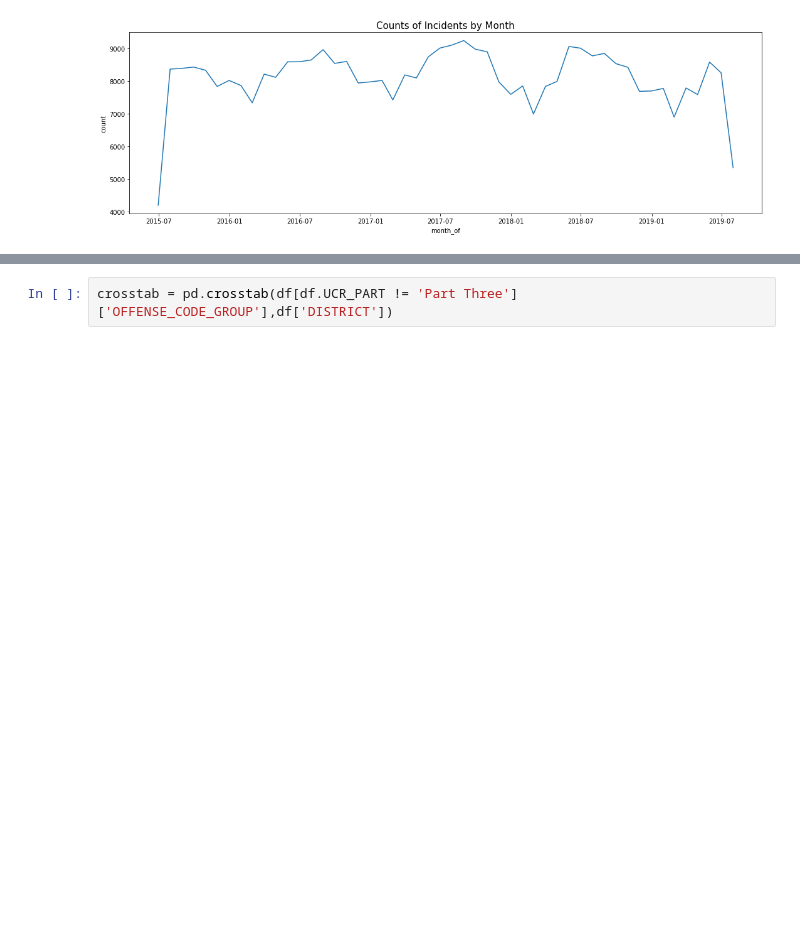
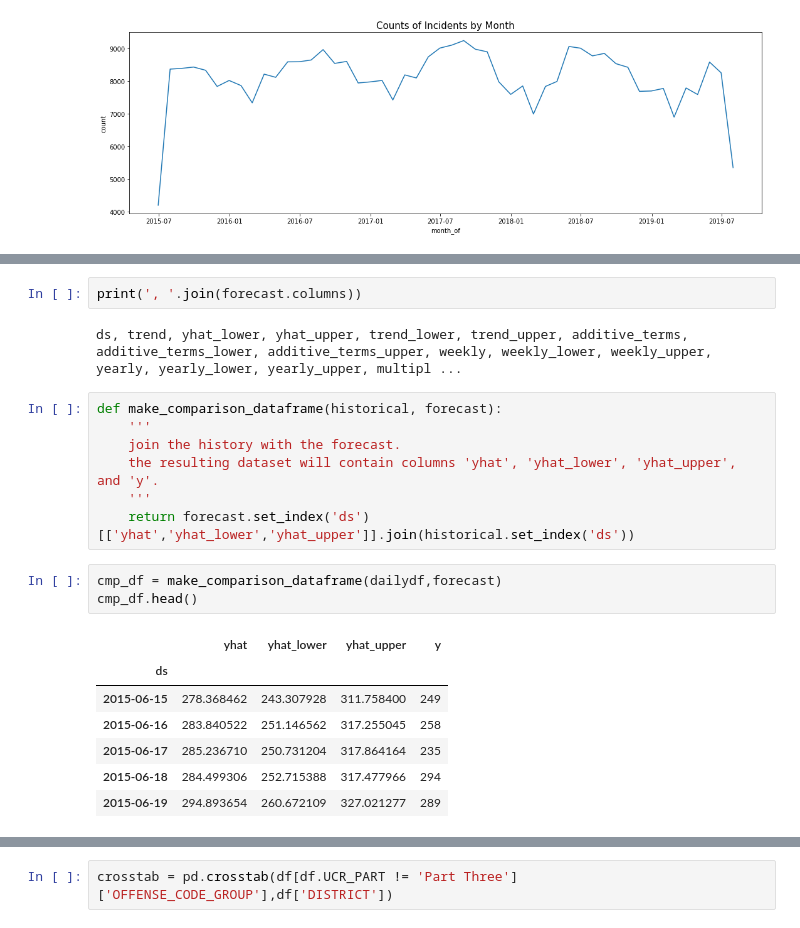
Before and after one commit to clstaub/Crime_Maps, a Jupyter notebook: EDA.ipynb, the cells around one changed output, grey strips where cells are left out. Drawn from its saved outputs; the diff is of its cells as text; blank space fills up the shorter version.

```diff
--- a/EDA.ipynb
+++ b/EDA.ipynb
@@ -260,0 +312,22 @@ plt.tight_layout()
+# %%
+print(', '.join(forecast.columns))
+# %% [output]
+ds, trend, yhat_lower, yhat_upper, trend_lower, trend_upper, additive_terms, additive_terms_lower, additive_terms_upper, weekly, weekly_lower, weekly_upper, yearly, yearly_lower, yearly_upper, multipl ...
+# %%
+def make_comparison_dataframe(historical, forecast):
+    '''
+    join the history with the forecast.
+    the resulting dataset will contain columns 'yhat', 'yhat_lower', 'yhat_upper', and 'y'.
+    '''
+    return forecast.set_index('ds')[['yhat','yhat_lower','yhat_upper']].join(historical.set_index('ds'))
+# %%
+cmp_df = make_comparison_dataframe(dailydf,forecast)
+cmp_df.head()
+# %% [output]
+|  | yhat | yhat_lower | yhat_upper | y |
+| ds |  |  |  |  |
+| 2015-06-15 | 278.368462 | 243.307928 | 311.758400 | 249 |
+| 2015-06-16 | 283.840522 | 251.146562 | 317.255045 | 258 |
+| 2015-06-17 | 285.236710 | 250.731204 | 317.864164 | 235 |
+| 2015-06-18 | 284.499306 | 252.715388 | 317.477966 | 294 |
+| 2015-06-19 | 294.893654 | 260.672109 | 327.021277 | 289 |
```
Also changed, not shown: parts of 18 cells of this notebook.
